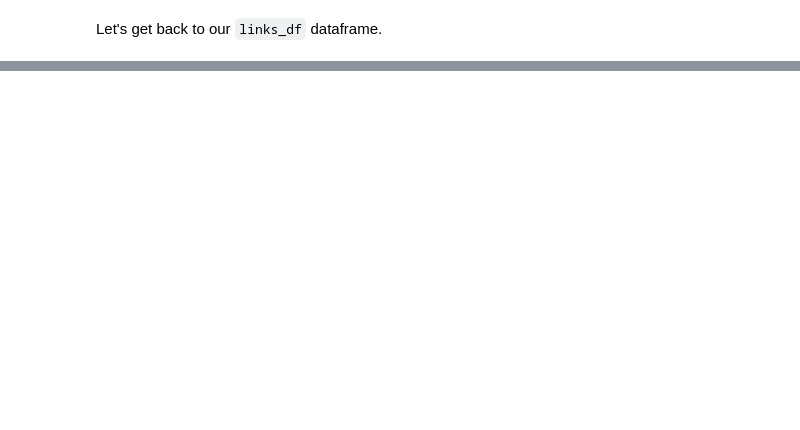
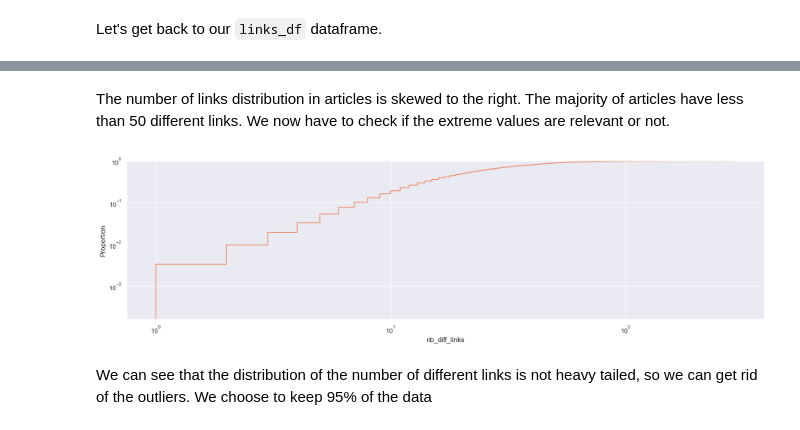
Before and after one commit to epfl-ada/ada-2022-project-groupe53, a Jupyter notebook: Final.ipynb, the cells around one changed output, grey strips where cells are left out. Cells and saved outputs as stored; diff of their text form; code cells hidden in the pictures; blank space fills up the shorter version.

```diff
--- a/Final.ipynb
+++ b/Final.ipynb
@@ -153,0 +317,11 @@ links_df.sample(5)
+# %% [markdown]
+The number of links distribution in articles is skewed to the right. The majority of articles have less than 50 different links. We now have to check if the extreme values are relevant or not. <br>
+# %%
+plt.figure(figsize=(20,5))
+sns.ecdfplot(data=filtred_links_df, x='nb_diff_links')
+plt.xscale('log')
+plt.yscale('log')
+# %% [output]
+[figure, added]
+# %% [markdown]
+We can see that the distribution of the number of different links is not heavy tailed, so we can get rid of the outliers. We choose to keep 95% of the data <br>
```
Also changed, not shown: parts of 83 cells of this notebook, 3 other files.
